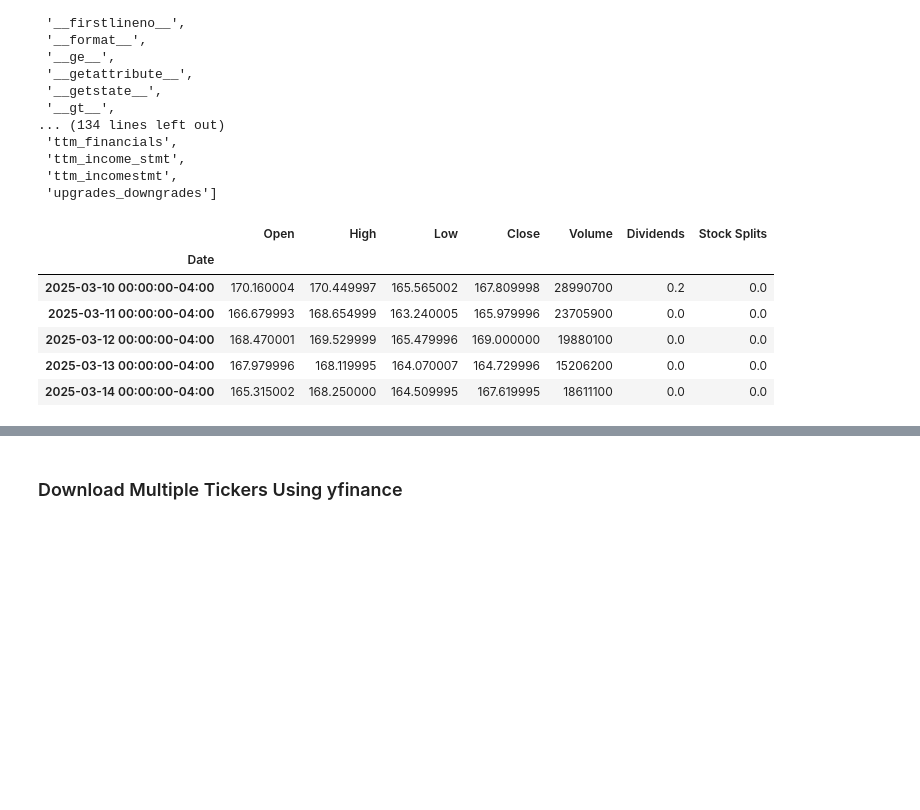
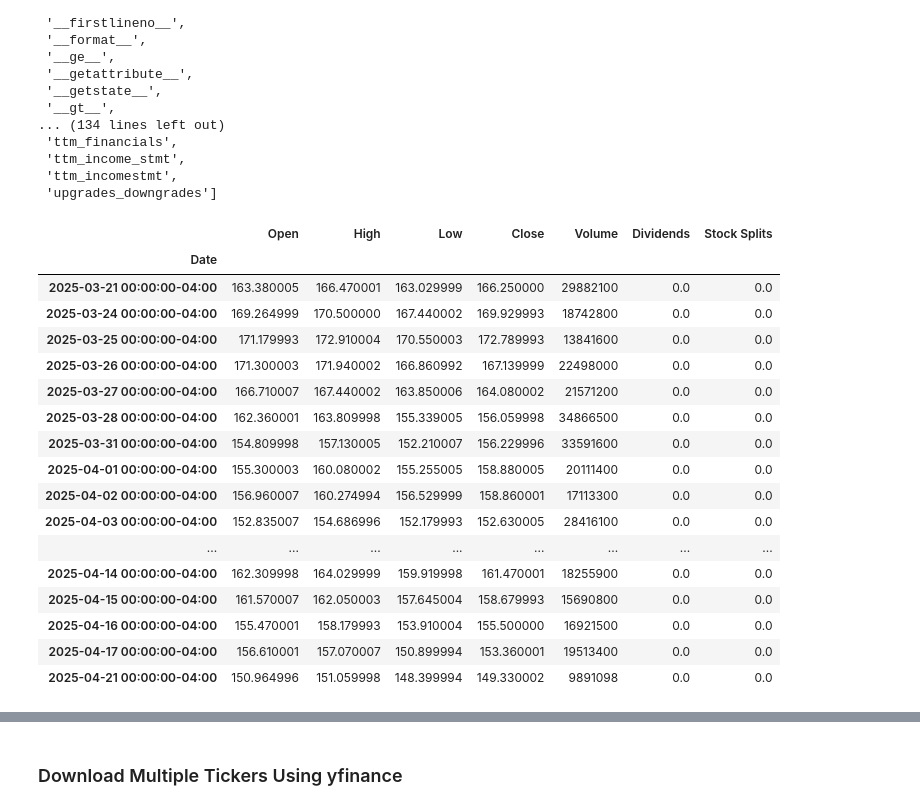
Before and after one commit to spicatabrada/yf2, a Jupyter notebook: yfinance-python-for-testing.ipynb, the cells around one changed output, grey strips where cells are left out. Cells and saved outputs as stored; diff of their text form; code cells hidden in the pictures; blank space fills up the shorter version.

```diff
--- a/yfinance-python-for-testing.ipynb
+++ b/yfinance-python-for-testing.ipynb
@@ -85,14 +75,28 @@ dir(obj)
 # %%
 goog = yf.Ticker('goog')
 data = goog.history()
-data.head()
+# data = goog.info
+# data
+# data = goog.get_balancesheet()
+data.head(30)
 # %% [output]
 |  | Open | High | Low | Close | Volume | Dividends | Stock Splits |
 | Date |  |  |  |  |  |  |  |
-| 2025-03-10 00:00:00-04:00 | 170.160004 | 170.449997 | 165.565002 | 167.809998 | 28990700 | 0.2 | 0.0 |
-| 2025-03-11 00:00:00-04:00 | 166.679993 | 168.654999 | 163.240005 | 165.979996 | 23705900 | 0.0 | 0.0 |
-| 2025-03-12 00:00:00-04:00 | 168.470001 | 169.529999 | 165.479996 | 169.000000 | 19880100 | 0.0 | 0.0 |
-| 2025-03-13 00:00:00-04:00 | 167.979996 | 168.119995 | 164.070007 | 164.729996 | 15206200 | 0.0 | 0.0 |
-| 2025-03-14 00:00:00-04:00 | 165.315002 | 168.250000 | 164.509995 | 167.619995 | 18611100 | 0.0 | 0.0 |
+| 2025-03-21 00:00:00-04:00 | 163.380005 | 166.470001 | 163.029999 | 166.250000 | 29882100 | 0.0 | 0.0 |
+| 2025-03-24 00:00:00-04:00 | 169.264999 | 170.500000 | 167.440002 | 169.929993 | 18742800 | 0.0 | 0.0 |
+| 2025-03-25 00:00:00-04:00 | 171.179993 | 172.910004 | 170.550003 | 172.789993 | 13841600 | 0.0 | 0.0 |
+| 2025-03-26 00:00:00-04:00 | 171.300003 | 171.940002 | 166.860992 | 167.139999 | 22498000 | 0.0 | 0.0 |
+| 2025-03-27 00:00:00-04:00 | 166.710007 | 167.440002 | 163.850006 | 164.080002 | 21571200 | 0.0 | 0.0 |
+| 2025-03-28 00:00:00-04:00 | 162.360001 | 163.809998 | 155.339005 | 156.059998 | 34866500 | 0.0 | 0.0 |
+| 2025-03-31 00:00:00-04:00 | 154.809998 | 157.130005 | 152.210007 | 156.229996 | 33591600 | 0.0 | 0.0 |
+| 2025-04-01 00:00:00-04:00 | 155.300003 | 160.080002 | 155.255005 | 158.880005 | 20111400 | 0.0 | 0.0 |
+| 2025-04-02 00:00:00-04:00 | 156.960007 | 160.274994 | 156.529999 | 158.860001 | 17113300 | 0.0 | 0.0 |
+| 2025-04-03 00:00:00-04:00 | 152.835007 | 154.686996 | 152.179993 | 152.630005 | 28416100 | 0.0 | 0.0 |
+| ... | ... | ... | ... | ... | ... | ... | ... |
+| 2025-04-14 00:00:00-04:00 | 162.309998 | 164.029999 | 159.919998 | 161.470001 | 18255900 | 0.0 | 0.0 |
+| 2025-04-15 00:00:00-04:00 | 161.570007 | 162.050003 | 157.645004 | 158.679993 | 15690800 | 0.0 | 0.0 |
+| 2025-04-16 00:00:00-04:00 | 155.470001 | 158.179993 | 153.910004 | 155.500000 | 16921500 | 0.0 | 0.0 |
+| 2025-04-17 00:00:00-04:00 | 156.610001 | 157.070007 | 150.899994 | 153.360001 | 19513400 | 0.0 | 0.0 |
+| 2025-04-21 00:00:00-04:00 | 150.964996 | 151.059998 | 148.399994 | 149.330002 | 9891098 | 0.0 | 0.0 |
 # %%
 data = goog.history(interval='1m', start='2025-04-07', end='2025-04-08')
```
Also changed, not shown: parts of 9 cells of this notebook.
